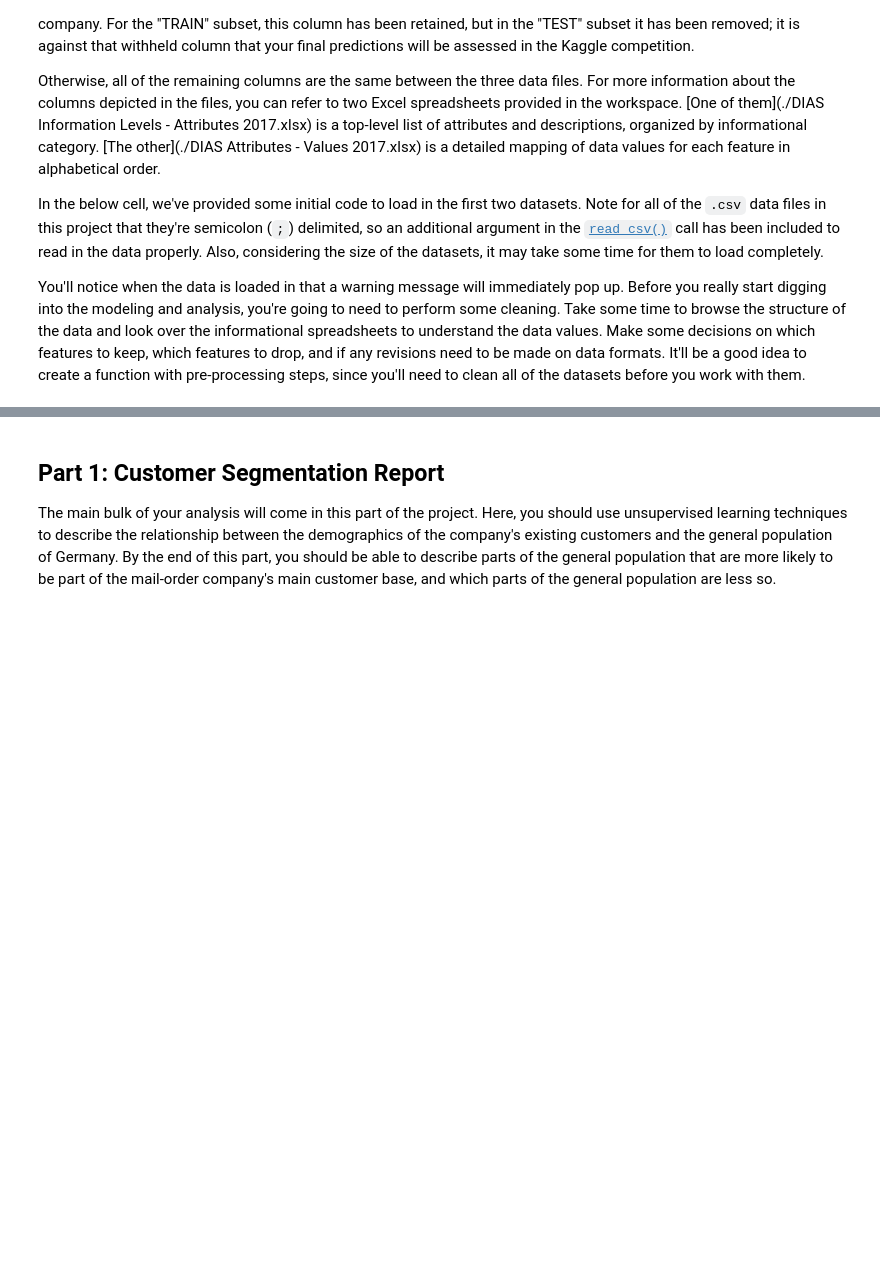
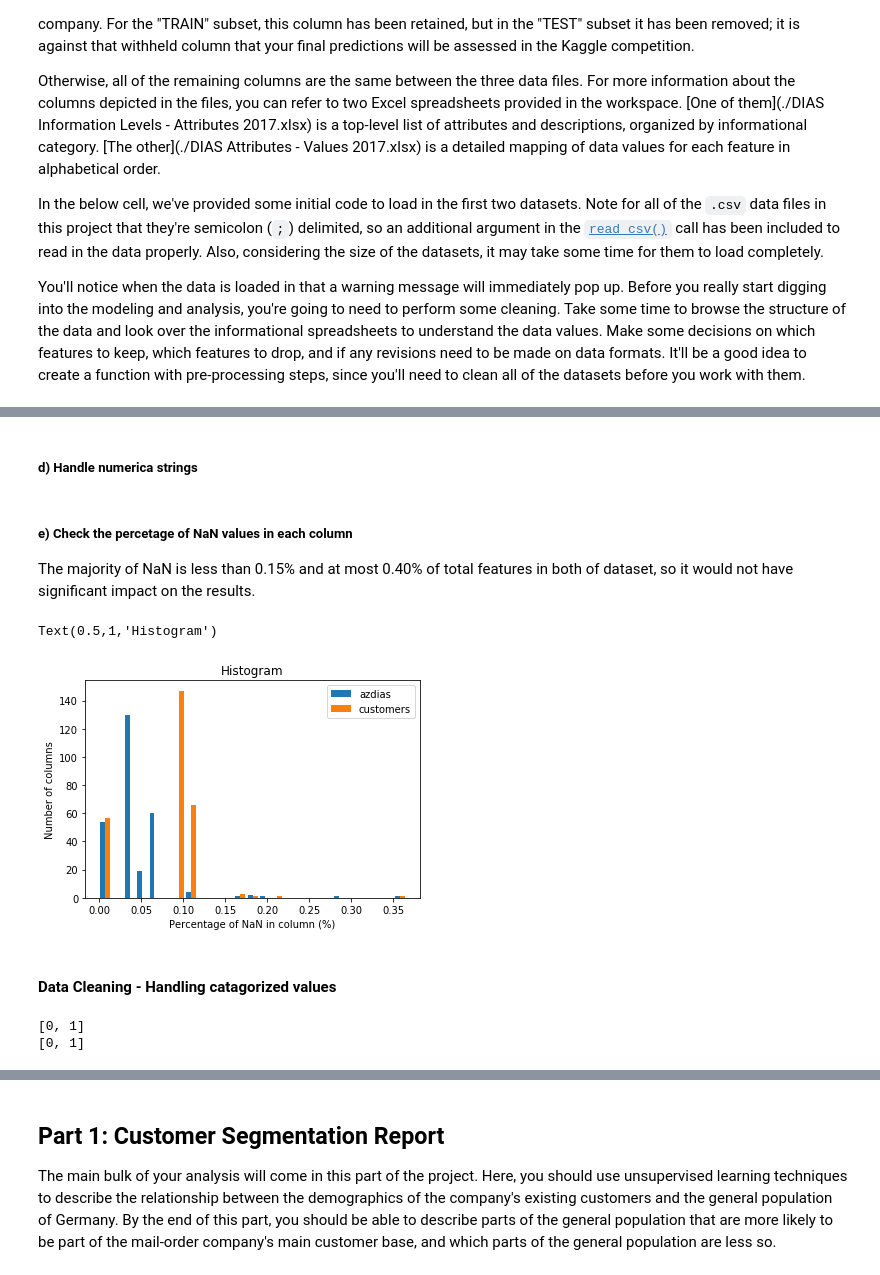
Before and after one commit to hsinyehchen/Data_Science_Projects, a Jupyter notebook: Arvato/Arvato Project Workbook.ipynb, the cells around one changed output, grey strips where cells are left out. Drawn from its saved outputs; the diff is of its cells as text; code cells hidden in the pictures; blank space fills up the shorter version.

Commit message:
Added NaN handling functions

```diff
--- a/Arvato/Arvato Project Workbook.ipynb
+++ b/Arvato/Arvato Project Workbook.ipynb
@@ -101,0 +87,7 @@ Check the percetage of NaN values in each column
+# %%
+UNDOCUMENTED_COLUMN = set(azdias.columns) - set(COLUMN_LABELS.keys())
+print(UNDOCUMENTED_COLUMN)
+
+azdias = azdias.drop(columns=UNDOCUMENTED_COLUMN)
+customers = customers.drop(columns=UNDOCUMENTED_COLUMN)
+#print(customers["ONLINE_PURCHASE"])
@@ -101,0 +140,2 @@ Check the percetage of NaN values in each column
+# %% [markdown]
+##### d) Handle numerica strings
@@ -101,0 +150,34 @@ Check the percetage of NaN values in each column
+# %% [markdown]
+##### e) Check the percetage of NaN values in each column
+The majority of NaN is less than 0.15% and at most 0.40% of total features in both of dataset, so it would not have significant impact on the results.
+# %%
+azdias_nan_counter = {column_name: np.sum(azdias[column_name].isna()) for column_name in azdias.columns}
+customers_nan_counter = {column_name: np.sum(customers[column_name].isna()) for column_name in customers.columns}
+#print([c for c in customers_nan_counter if customers_nan_counter[c] > 0])
+azdias_normalized = [100.0*v/float(azdias.size) for v in azdias_nan_counter.values()]
+customers_normalized = [100.0*v/float(customers.size) for v in customers_nan_counter.values()]
+
+plt.hist([azdias_normalized, customers_normalized], bins = 25, label=["azdias", "customers"])
+
+# Plot formatting
+plt.legend()
+plt.xlabel('Percentage of NaN in column (%)')
+plt.ylabel('Number of columns')
+plt.title('Histogram')
+# %% [output]
+Text(0.5,1,'Histogram')
+[figure, added]
+# %% [markdown]
+#### Data Cleaning - Handling catagorized values
+# %%
+def convert_biclass_to_int(df, column):
+    nan_mask = df[column].notna()
+    df.loc[nan_mask, column] = df[column][nan_mask].astype('category').cat.codes
+
+convert_biclass_to_int(azdias, "OST_WEST_KZ")
+convert_biclass_to_int(customers, "OST_WEST_KZ")
+print(azdias.groupby("OST_WEST_KZ").groups.keys())
+print(customers.groupby("OST_WEST_KZ").groups.keys())
+# %% [output]
+[0, 1]
+[0, 1]
```
Also changed, not shown: parts of 26 cells of this notebook.
